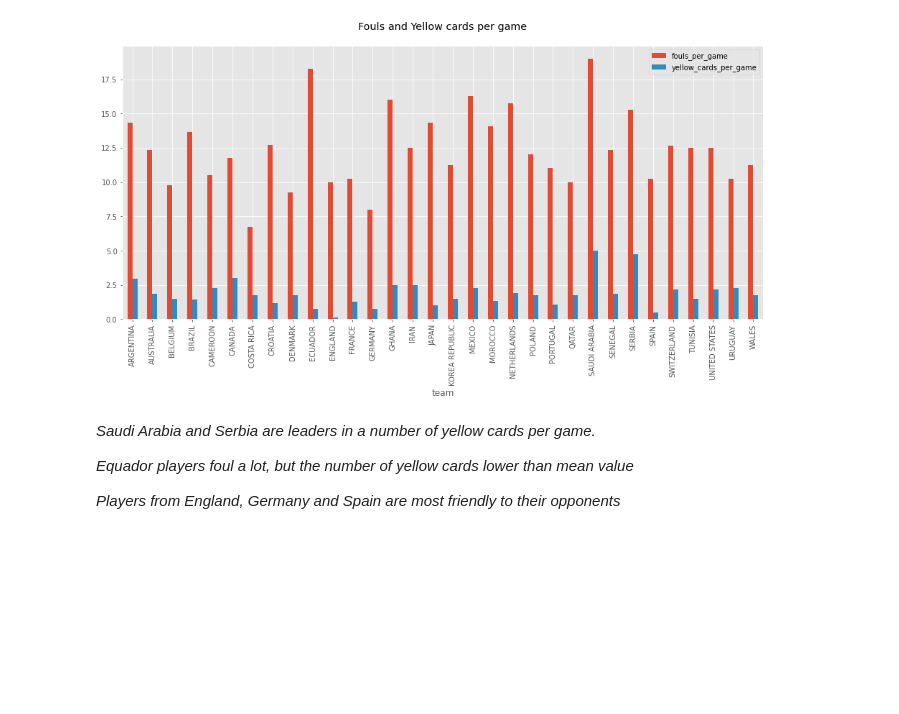
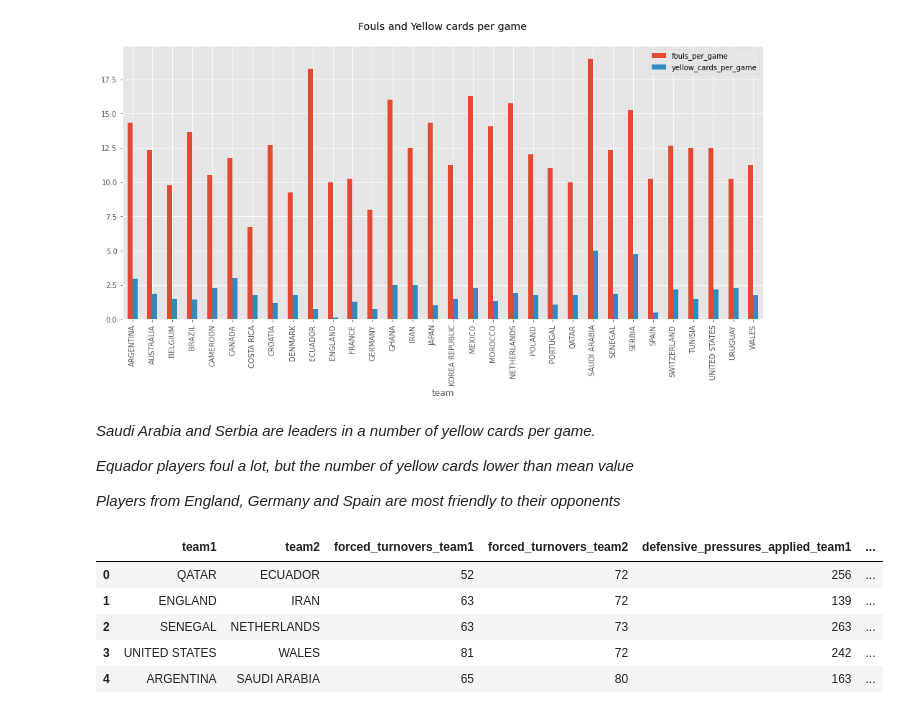
Before and after one commit to avgalkov/Kaggle-research, a Jupyter notebook: fifa-2022-world-cup-research.ipynb, the cells around one changed output. Drawn from its saved outputs; the diff is of its cells as text; code cells hidden in the pictures; blank space fills up the shorter version.

```diff
--- a/fifa-2022-world-cup-research.ipynb
+++ b/fifa-2022-world-cup-research.ipynb
@@ -761,3 +687,15 @@ plt.show()
 *Equador players foul a lot, but the number of yellow cards lower than mean value*
 
 *Players from England, Germany and Spain are most friendly to their opponents*
+# %%
+pressure = df_all[['team1', 'team2', 'forced_turnovers_team1', 'forced_turnovers_team2',
+       'defensive_pressures_applied_team1',
+       'defensive_pressures_applied_team2']]
+pressure.head()
+# %% [output]
+|  | team1 | team2 | forced_turnovers_team1 | forced_turnovers_team2 | defensive_pressures_applied_team1 | ... |
+| 0 | QATAR | ECUADOR | 52 | 72 | 256 | ... |
+| 1 | ENGLAND | IRAN | 63 | 72 | 139 | ... |
+| 2 | SENEGAL | NETHERLANDS | 63 | 73 | 263 | ... |
+| 3 | UNITED STATES | WALES | 81 | 72 | 242 | ... |
+| 4 | ARGENTINA | SAUDI ARABIA | 65 | 80 | 163 | ... |
```
Also changed, not shown: parts of 12 cells of this notebook.
